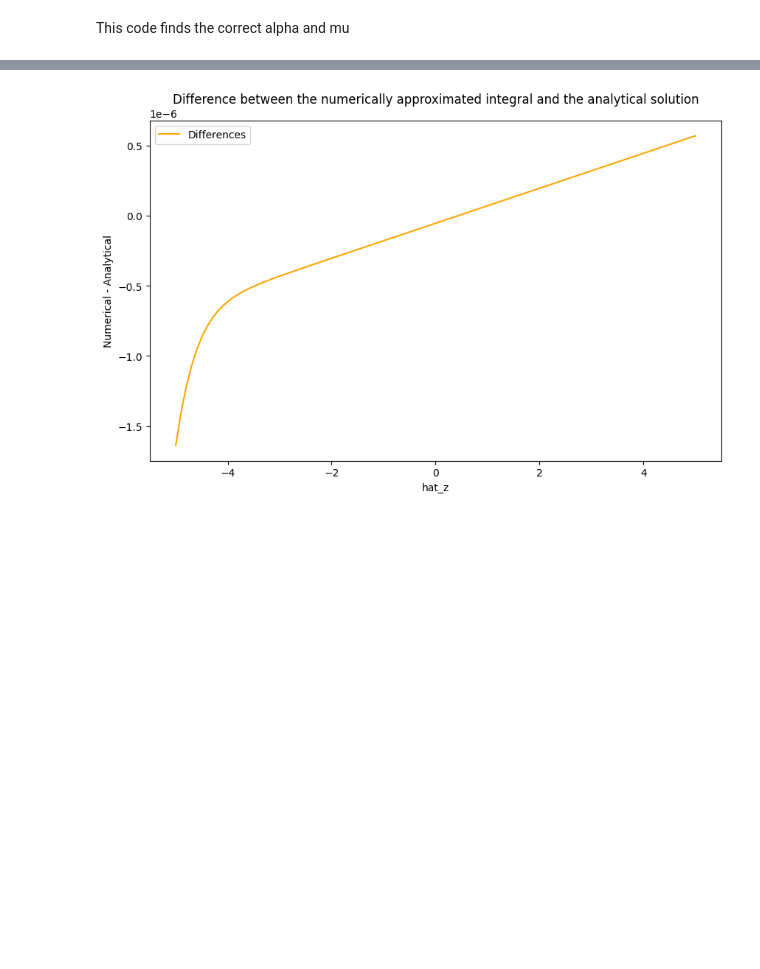
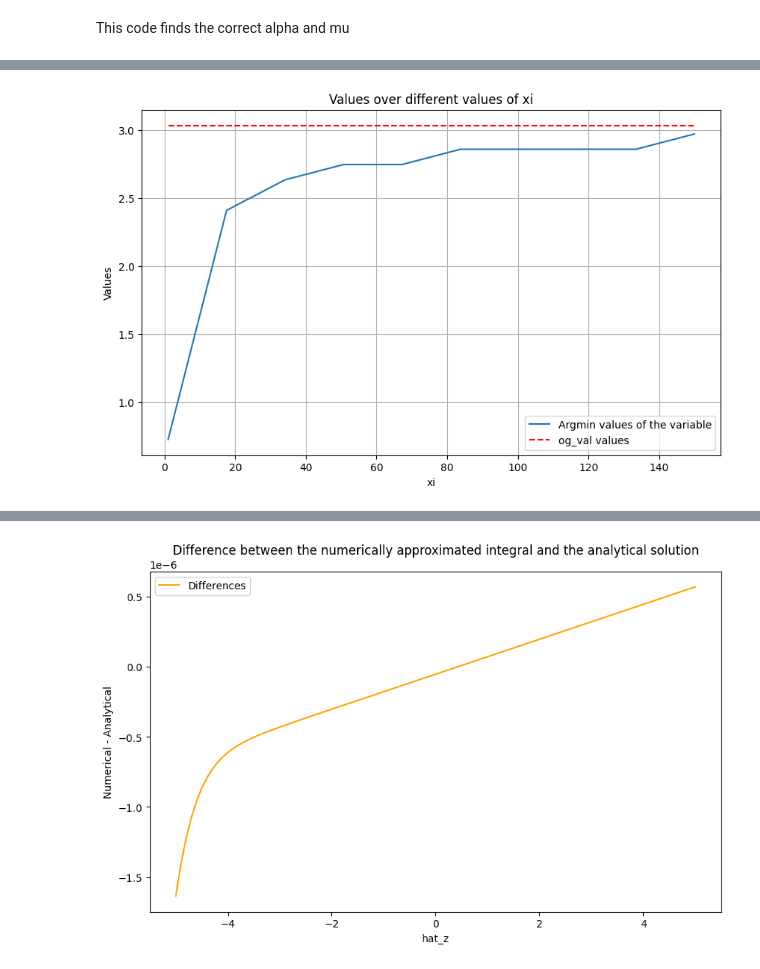
Before and after one commit to ADepope/vampW, a Jupyter notebook: likelihoods.ipynb, the cells around one changed output, grey strips where cells are left out. Saved outputs shown, nothing was run; the diff lists cells and outputs as text; code cells hidden in the pictures; blank space fills up the shorter version.

```diff
--- a/likelihoods.ipynb
+++ b/likelihoods.ipynb
@@ -658,0 +240,9 @@ def plot_likelihood(interval_s, interval_e, num_points, lik_func, var_type, lik_
+# %%
+interval_s, interval_e = 0.5, 6
+var_type = "alpha"
+lik_type = "gumbel_belief"
+lik_func = gumbel_log_likelihood_belief
+num_points=50
+plot_likelihood_multiple_xi(interval_s, interval_e, num_points, lik_func, var_type, lik_type, X, beta, y, alpha, mu[0][0], xi_range=(1, 150))
+# %% [output]
+[figure, added]
```
Also changed, not shown: parts of 32 cells of this notebook, 6 other files.
